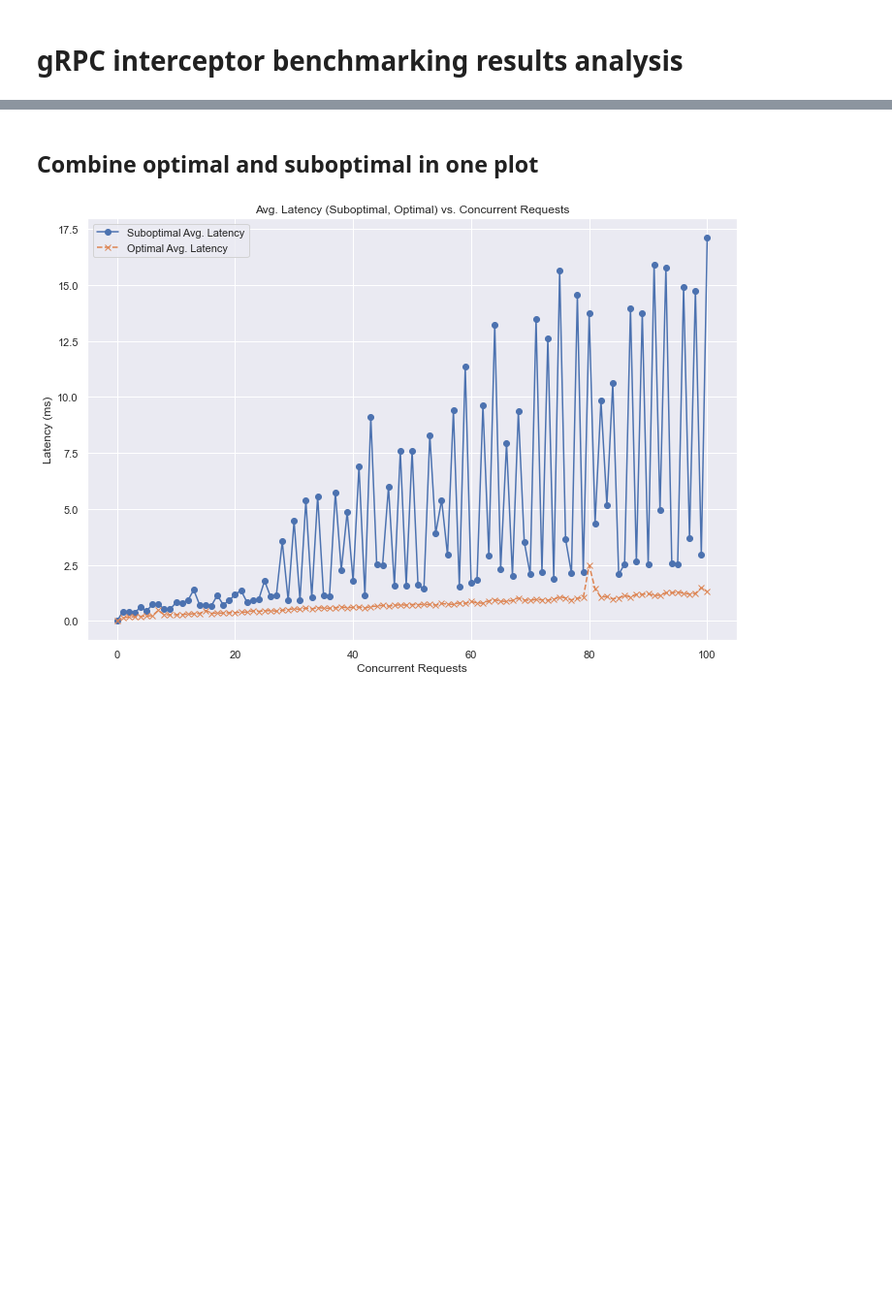
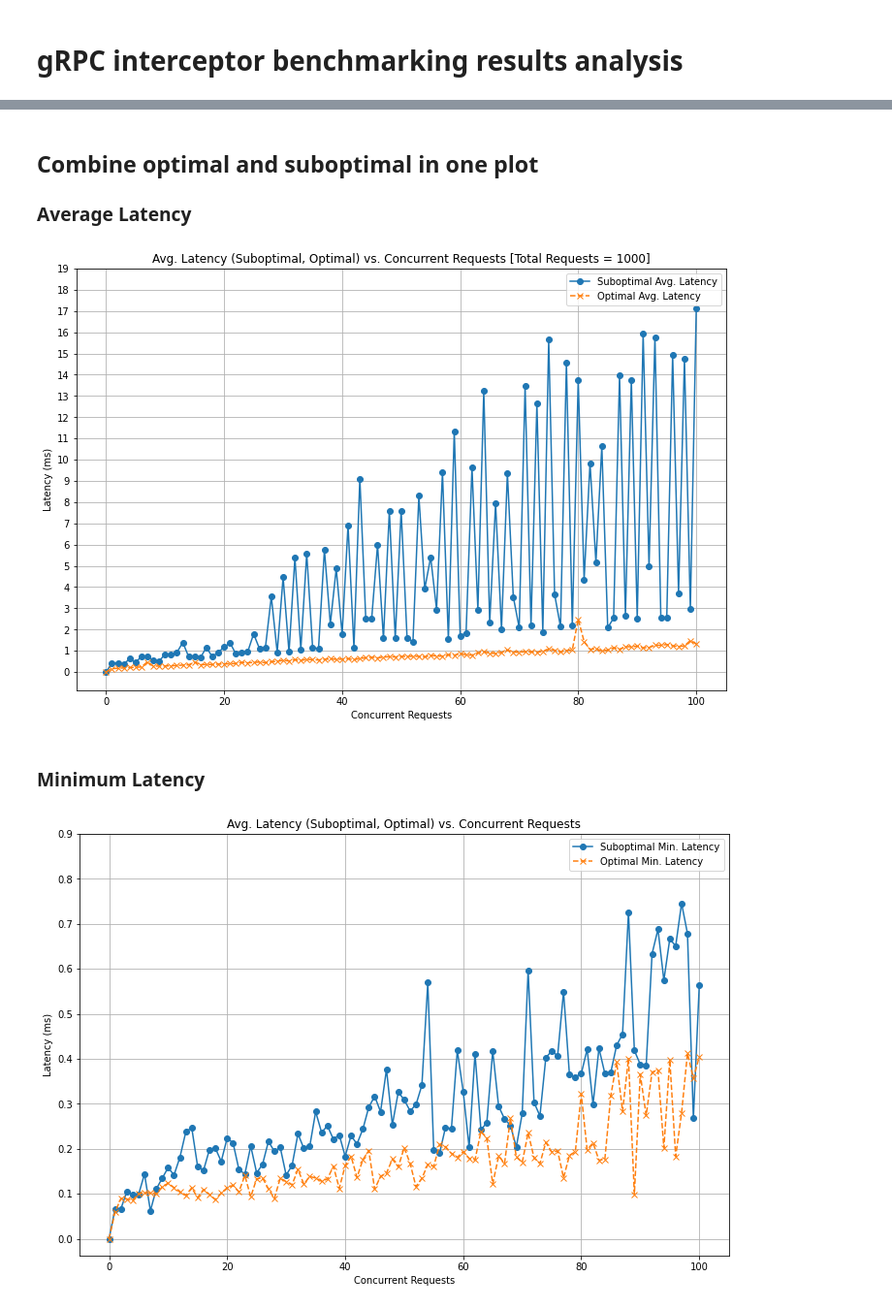
Before and after one commit to louisloechel/CloudServiceBenchmarking, a Jupyter notebook: analysis/plots.ipynb, the cells around one changed output, grey strips where cells are left out. Shown at 97% size. Saved outputs shown, nothing was run; the diff lists cells and outputs as text; code cells hidden in the pictures; blank space fills up the shorter version.

```diff
--- a/analysis/plots.ipynb
+++ b/analysis/plots.ipynb
@@ -17,0 +13,3 @@ Index(['Timestamp', 'Total Requests', 'Concurrent Requests', 'Average Latency',
+# %%
+optimal_path = '../results_optimal.csv'
+suboptimal_path = '../results_suboptimal.csv'
@@ -82,16 +111,35 @@ plt.show()
 # %% [markdown]
 ## Combine optimal and suboptimal in one plot
+### Average Latency
 # %%
 # Plotting Optimal and Suboptimal Average Latency
 plt.figure(figsize=(12, 8))
-plt.plot(data_suboptimal['Concurrent Requests'], data_suboptimal['Average Latency (ms)'], marker='o', label='Suboptimal Avg. Latency')
-plt.plot(data['Concurrent Requests'], data['Average Latency (ms)'], marker='x', linestyle='--', label='Optimal Avg. Latency')
+plt.plot(data_suboptimal['Concurrent Requests'], data_suboptimal['Average Latency'], marker='o', label='Suboptimal Avg. Latency')
+plt.plot(data['Concurrent Requests'], data['Average Latency'], marker='x', linestyle='--', label='Optimal Avg. Latency')
 
-plt.title('Avg. Latency (Suboptimal, Optimal) vs. Concurrent Requests')
+plt.title('Avg. Latency (Suboptimal, Optimal) vs. Concurrent Requests [Total Requests = ' + str(data["Total Requests"][1]) + ']')
 plt.xlabel('Concurrent Requests')
 plt.ylabel('Latency (ms)')
+plt.yticks(np.arange(0, 20, 1))
 plt.legend()
 plt.grid(True)
 plt.show()
 # %% [output]
-[figure, old version]
+[figure, new version]
+# %% [markdown]
+### Minimum Latency
+# %%
+# Plotting Optimal and Suboptimal Minimum Latency
+plt.figure(figsize=(12, 8))
+plt.plot(data_suboptimal['Concurrent Requests'], data_suboptimal['Min Latency'], marker='o', label='Suboptimal Min. Latency')
+plt.plot(data['Concurrent Requests'], data['Min Latency'], marker='x', linestyle='--', label='Optimal Min. Latency')
+
+plt.title('Avg. Latency (Suboptimal, Optimal) vs. Concurrent Requests')
+plt.xlabel('Concurrent Requests')
+plt.ylabel('Latency (ms)')
+plt.yticks(np.arange(0, 1, 0.1))
+plt.legend()
+plt.grid(True)
+plt.show()
+# %% [output]
+[figure, added]
```
Also changed, not shown: parts of 11 cells of this notebook.
